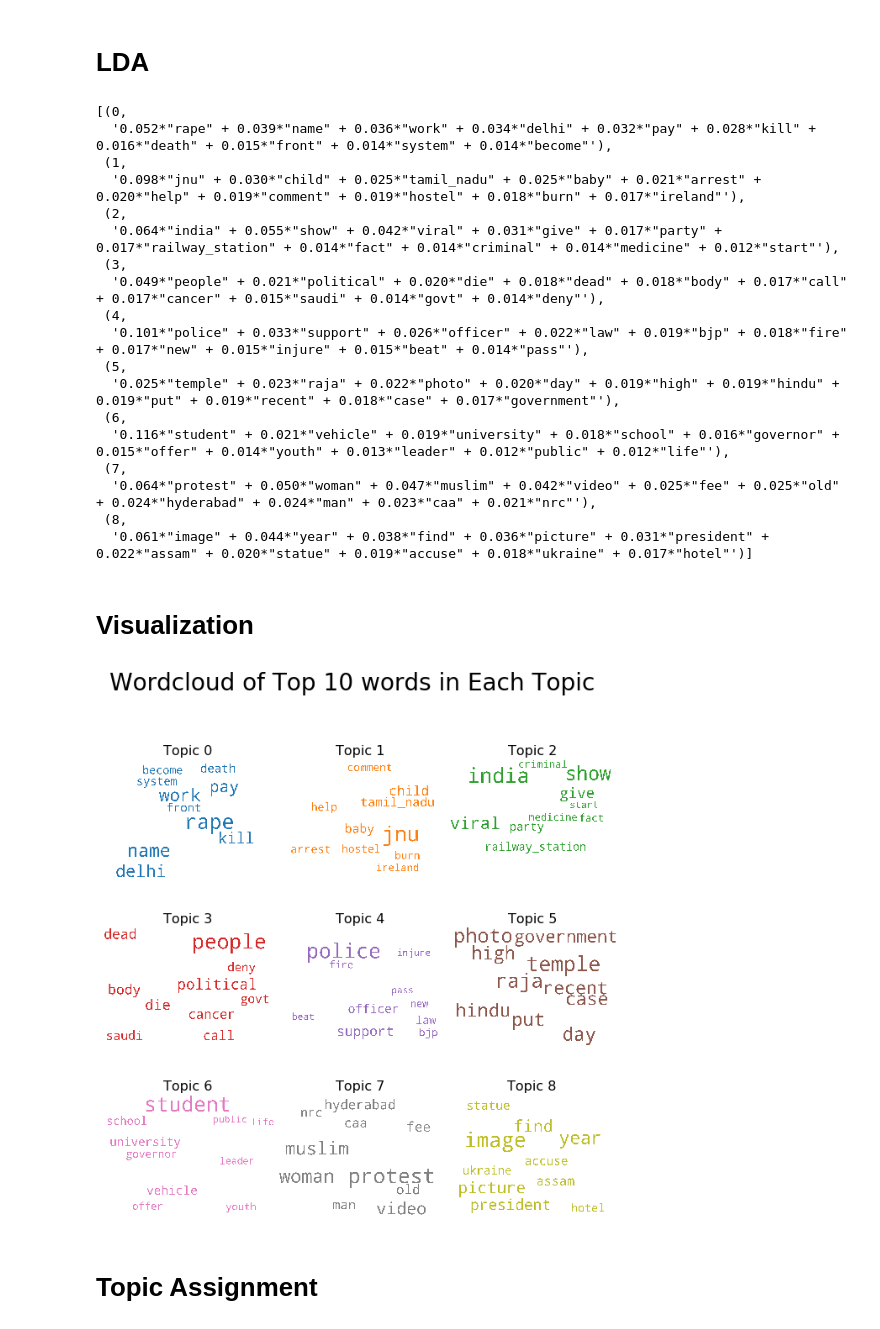
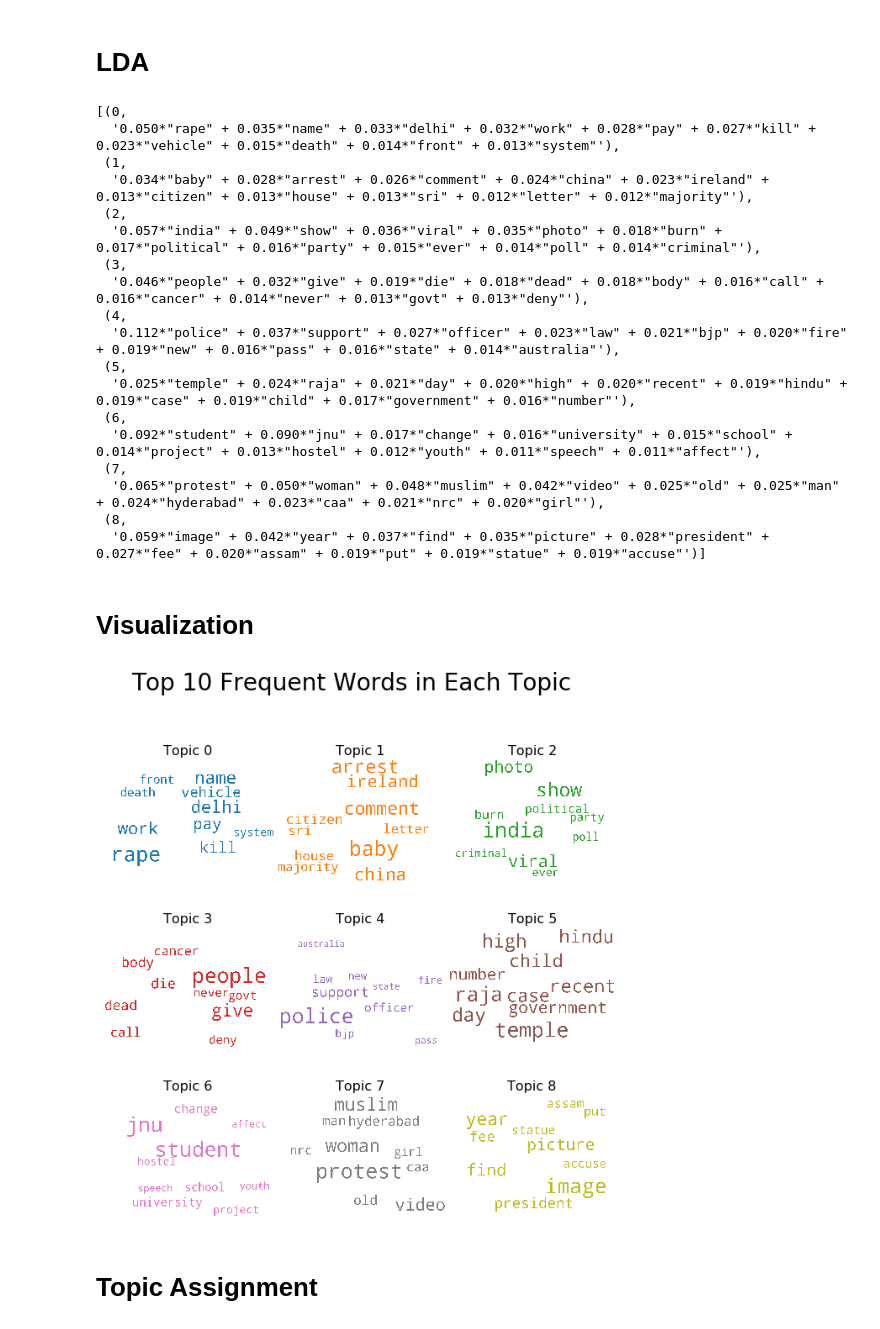
Before and after one commit to DavidKai1999/Stats-170-project, a Jupyter notebook: dataset_preprocessing/Topic Modeling.ipynb, the cells around one changed output. Saved outputs shown, nothing was run; the diff lists cells and outputs as text; code cells hidden in the pictures.

```diff
--- a/dataset_preprocessing/Topic Modeling.ipynb
+++ b/dataset_preprocessing/Topic Modeling.ipynb
@@ -23,5 +23,8 @@ en_news = fakenews[fakenews['language']=='en'].reset_index(drop=True)
 # Reddit Comments Data
 reddit_data = pd.read_json(redditcomment_path)
 # %%
-df = en_news.drop(columns=['author_type','url','rating_type','rating','dataFeedElement','language'])
-#df = reddit_data.drop(columns=['label','reddit_comments','researched_by','url'])
+en_news = en_news.drop(columns=['date','author','author_type','url','rating_type','rating','dataFeedElement','language']).drop_duplicates(subset='text').reset_index(drop=True)
+en_news = df.assign(title=df['text'])
+
+reddit_data = reddit_data.drop(columns=['label','reddit_comments','researched_by','url'])
+reddit_data = df1.drop_duplicates(subset='title').reset_index(drop=True)
@@ -27,0 +49,3 @@ df = en_news.drop(columns=['author_type','url','rating_type','rating','dataFeedE
+# %%
+#df = pd.concat([en_news,reddit_data]).reset_index(drop=True)
+df = en_news
@@ -109,23 +142,23 @@ lda_model = gensim.models.ldamodel.LdaModel(corpus=corpus,
 lda_model.print_topics()
 # %% [output]
 [(0,
-  '0.052*"rape" + 0.039*"name" + 0.036*"work" + 0.034*"delhi" + 0.032*"pay" + 0.028*"kill" + 0.016*"death" + 0.015*"front" + 0.014*"system" + 0.014*"become"'),
+  '0.050*"rape" + 0.035*"name" + 0.033*"delhi" + 0.032*"work" + 0.028*"pay" + 0.027*"kill" + 0.023*"vehicle" + 0.015*"death" + 0.014*"front" + 0.013*"system"'),
  (1,
-  '0.098*"jnu" + 0.030*"child" + 0.025*"tamil_nadu" + 0.025*"baby" + 0.021*"arrest" + 0.020*"help" + 0.019*"comment" + 0.019*"hostel" + 0.018*"burn" + 0.017*"ireland"'),
+  '0.034*"baby" + 0.028*"arrest" + 0.026*"comment" + 0.024*"china" + 0.023*"ireland" + 0.013*"citizen" + 0.013*"house" + 0.013*"sri" + 0.012*"letter" + 0.012*"majority"'),
  (2,
-  '0.064*"india" + 0.055*"show" + 0.042*"viral" + 0.031*"give" + 0.017*"party" + 0.017*"railway_station" + 0.014*"fact" + 0.014*"criminal" + 0.014*"medicine" + 0.012*"start"'),
+  '0.057*"india" + 0.049*"show" + 0.036*"viral" + 0.035*"photo" + 0.018*"burn" + 0.017*"political" + 0.016*"party" + 0.015*"ever" + 0.014*"poll" + 0.014*"criminal"'),
  (3,
-  '0.049*"people" + 0.021*"political" + 0.020*"die" + 0.018*"dead" + 0.018*"body" + 0.017*"call" + 0.017*"cancer" + 0.015*"saudi" + 0.014*"govt" + 0.014*"deny"'),
+  '0.046*"people" + 0.032*"give" + 0.019*"die" + 0.018*"dead" + 0.018*"body" + 0.016*"call" + 0.016*"cancer" + 0.014*"never" + 0.013*"govt" + 0.013*"deny"'),
  (4,
-  '0.101*"police" + 0.033*"support" + 0.026*"officer" + 0.022*"law" + 0.019*"bjp" + 0.018*"fire" + 0.017*"new" + 0.015*"injure" + 0.015*"beat" + 0.014*"pass"'),
+  '0.112*"police" + 0.037*"support" + 0.027*"officer" + 0.023*"law" + 0.021*"bjp" + 0.020*"fire" + 0.019*"new" + 0.016*"pass" + 0.016*"state" + 0.014*"australia"'),
  (5,
-  '0.025*"temple" + 0.023*"raja" + 0.022*"photo" + 0.020*"day" + 0.019*"high" + 0.019*"hindu" + 0.019*"put" + 0.019*"recent" + 0.018*"case" + 0.017*"government"'),
+  '0.025*"temple" + 0.024*"raja" + 0.021*"day" + 0.020*"high" + 0.020*"recent" + 0.019*"hindu" + 0.019*"case" + 0.019*"child" + 0.017*"government" + 0.016*"number"'),
  (6,
-  '0.116*"student" + 0.021*"vehicle" + 0.019*"university" + 0.018*"school" + 0.016*"governor" + 0.015*"offer" + 0.014*"youth" + 0.013*"leader" + 0.012*"public" + 0.012*"life"'),
+  '0.092*"student" + 0.090*"jnu" + 0.017*"change" + 0.016*"university" + 0.015*"school" + 0.014*"project" + 0.013*"hostel" + 0.012*"youth" + 0.011*"speech" + 0.011*"affect"'),
  (7,
-  '0.064*"protest" + 0.050*"woman" + 0.047*"muslim" + 0.042*"video" + 0.025*"fee" + 0.025*"old" + 0.024*"hyderabad" + 0.024*"man" + 0.023*"caa" + 0.021*"nrc"'),
+  '0.065*"protest" + 0.050*"woman" + 0.048*"muslim" + 0.042*"video" + 0.025*"old" + 0.025*"man" + 0.024*"hyderabad" + 0.023*"caa" + 0.021*"nrc" + 0.020*"girl"'),
  (8,
-  '0.061*"image" + 0.044*"year" + 0.038*"find" + 0.036*"picture" + 0.031*"president" + 0.022*"assam" + 0.020*"statue" + 0.019*"accuse" + 0.018*"ukraine" + 0.017*"hotel"')]
+  '0.059*"image" + 0.042*"year" + 0.037*"find" + 0.035*"picture" + 0.028*"president" + 0.027*"fee" + 0.020*"assam" + 0.019*"put" + 0.019*"statue" + 0.019*"accuse"')]
 # %% [markdown]
 # Visualization
 # %%
@@ -134,34 +167,34 @@ from wordcloud import WordCloud, STOPWORDS
 import matplotlib.colors as mcolors
 
 cols = [color for name, color in mcolors.TABLEAU_COLORS.items()]  # more colors: 'mcolors.XKCD_COLORS'
 
 cloud = WordCloud(stopwords=stop_words,
                   background_color='white',
                   width=2500,
                   height=1800,
                   max_words=15,
                   colormap='tab10',
                   color_func=lambda *args, **kwargs: cols[i],
                   prefer_horizontal=1.0)
 
 topics = lda_model.show_topics(formatted=False)
 
 fig, axes = plt.subplots(3, 3, figsize=(11,11), sharex=True, sharey=True)
 
 for i, ax in enumerate(axes.flatten()):
     fig.add_subplot(ax)
     topic_words = dict(topics[i][1])
     cloud.generate_from_frequencies(topic_words, max_font_size=300)
     plt.gca().imshow(cloud)
     plt.gca().set_title('Topic ' + str(i), fontdict=dict(size=16))
     plt.gca().axis('off')
 
 plt.subplots_adjust(wspace=0, hspace=0)
 plt.axis('off')
 plt.margins(x=0, y=0)
-plt.suptitle('Wordcloud of Top 10 words in Each Topic',size=28)
+plt.suptitle('Top 10 Frequent Words in Each Topic',size=28)
 plt.show()
 # %% [output]
-[figure, old version]
+[figure, new version]
 # %% [markdown]
 # Topic Assignment
```
Also changed, not shown: parts of 16 cells of this notebook, 2 other files.
